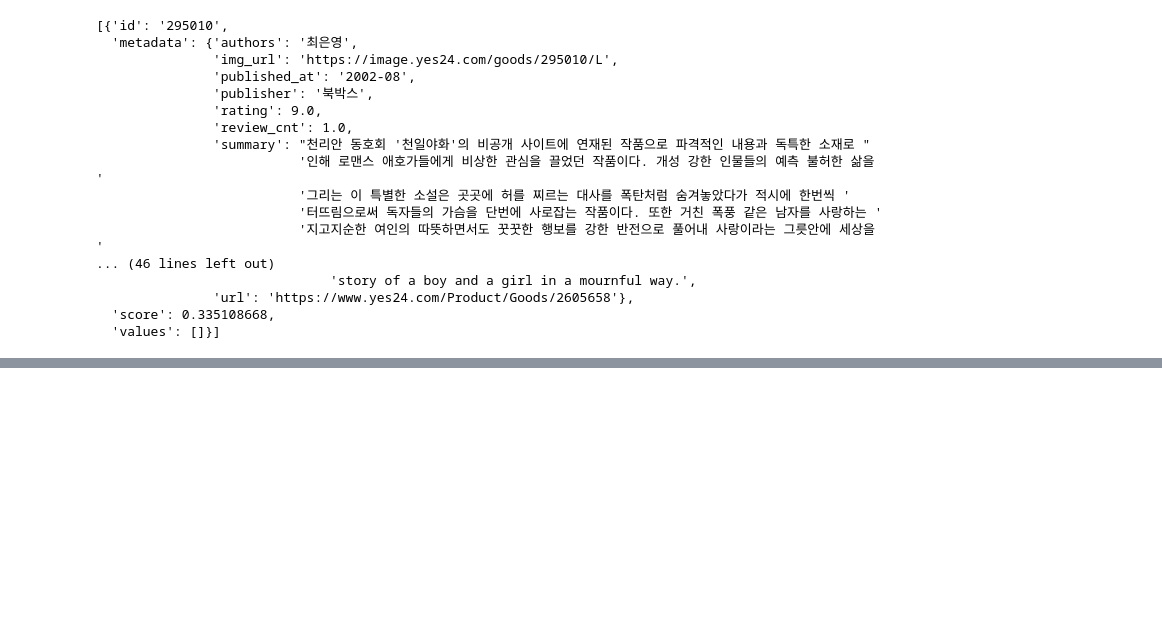
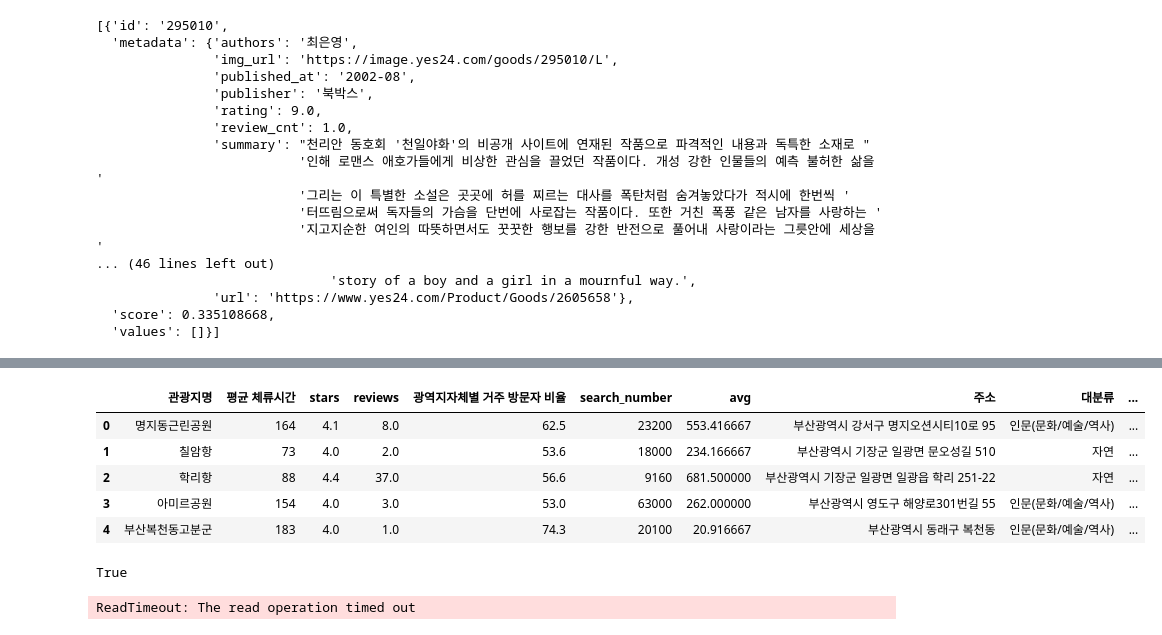
Before and after one commit to GRetriever/Data-Analysis-Project, a Jupyter notebook: Tourist Attractions/embedding.ipynb, the cells around one changed output, grey strips where cells are left out. Saved outputs shown, nothing was run; the diff lists cells and outputs as text; code cells hidden in the pictures; blank space fills up the shorter version.

```diff
--- a/Tourist Attractions/embedding.ipynb
+++ b/Tourist Attractions/embedding.ipynb
@@ -278,0 +671,51 @@ soup.find('meta', {'name': 'description'}).get('content')
+# %%
+busan_avg = busan['scores'].sum() / len(busan)
+ulsan_avg = ulsan['scores'].sum() / len(ulsan)
+gyeongnam_avg = gyeongnam['scores'].sum() / len(gyeongnam)
+jeonnam_avg = jeonnam['scores'].sum() / len(jeonnam)
+gwangju_avg = gwangju['scores'].sum() / len(gwangju)
+# %%
+for i in range(len(busan)):
+    if busan.iloc[i]['scores'] >= busan_avg:
+        busan.at[i,'구분'] = '숨은 명소'
+    else:
+        busan.at[i,'구분'] = '일반 명소'
+
+for i in range(len(ulsan)):
+    if ulsan.iloc[i]['scores'] >= ulsan_avg:
+        ulsan.at[i,'구분'] = '숨은 명소'
+    else:
+        ulsan.at[i,'구분'] = '일반 명소'
+
+for i in range(len(gyeongnam)):
+    if gyeongnam.iloc[i]['scores'] >= gyeongnam_avg:
+        gyeongnam.at[i,'구분'] = '숨은 명소'
+    else:
+        gyeongnam.at[i,'구분'] = '일반 명소'
+
+for i in range(len(jeonnam)):
+    if jeonnam.iloc[i]['scores'] >= jeonnam_avg:
+        jeonnam.at[i,'구분'] = '숨은 명소'
+    else:
+        jeonnam.at[i,'구분'] = '일반 명소'
+
+for i in range(len(gwangju)):
+    if gwangju.iloc[i]['scores'] >= gwangju_avg:
+        gwangju.at[i,'구분'] = '숨은 명소'
+    else:
+        gwangju.at[i,'구분'] = '일반 명소'
+# %%
+all_df = pd.concat([busan,ulsan,gyeongnam,jeonnam,gwangju],ignore_index=True)
+# %%
+all_df.head()
+# %% [output]
+|  | 관광지명 | 평균 체류시간 | stars | reviews | 광역지자체별 거주 방문자 비율 | search_number | avg | 주소 | 대분류 | ... |
+| 0 | 명지동근린공원 | 164 | 4.1 | 8.0 | 62.5 | 23200 | 553.416667 | 부산광역시 강서구 명지오션시티10로 95 | 인문(문화/예술/역사) | ... |
+| 1 | 칠암항 | 73 | 4.0 | 2.0 | 53.6 | 18000 | 234.166667 | 부산광역시 기장군 일광면 문오성길 510 | 자연 | ... |
+| 2 | 학리항 | 88 | 4.4 | 37.0 | 56.6 | 9160 | 681.500000 | 부산광역시 기장군 일광면 일광읍 학리 251-22 | 자연 | ... |
+| 3 | 아미르공원 | 154 | 4.0 | 3.0 | 53.0 | 63000 | 262.000000 | 부산광역시 영도구 해양로301번길 55 | 인문(문화/예술/역사) | ... |
+| 4 | 부산복천동고분군 | 183 | 4.0 | 1.0 | 74.3 | 20100 | 20.916667 | 부산광역시 동래구 복천동 | 인문(문화/예술/역사) | ... |
+# %%
+pd.isna(all_df.iloc[2]['catch'])
+# %% [output]
+True
@@ -278,0 +726,13 @@ soup.find('meta', {'name': 'description'}).get('content')
+# %%
+answer = []
+
+for i in range(len(all_df)):
+    if pd.isna(all_df.iloc[i]['catch']):
+        text = all_df.iloc[i]['description']
+    else:
+        text = f"{all_df.iloc[i]['catch']}. {all_df.iloc[i]['description']}"
+    text = translator.translate(text,src='ko',dest='en').text
+
+    answer.append(text)
+# %% [output]
+ReadTimeout: The read operation timed out
```
Also changed, not shown: parts of 67 cells of this notebook, 5 other files.
